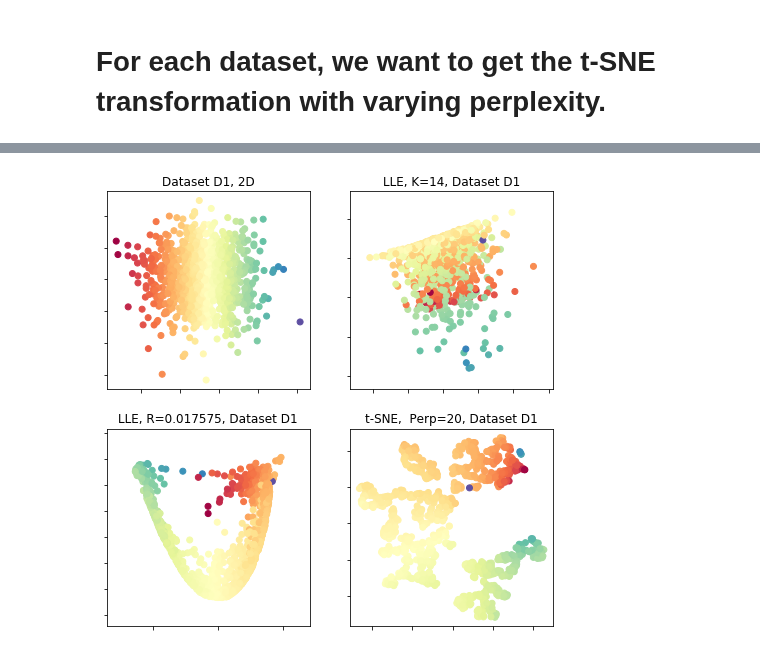
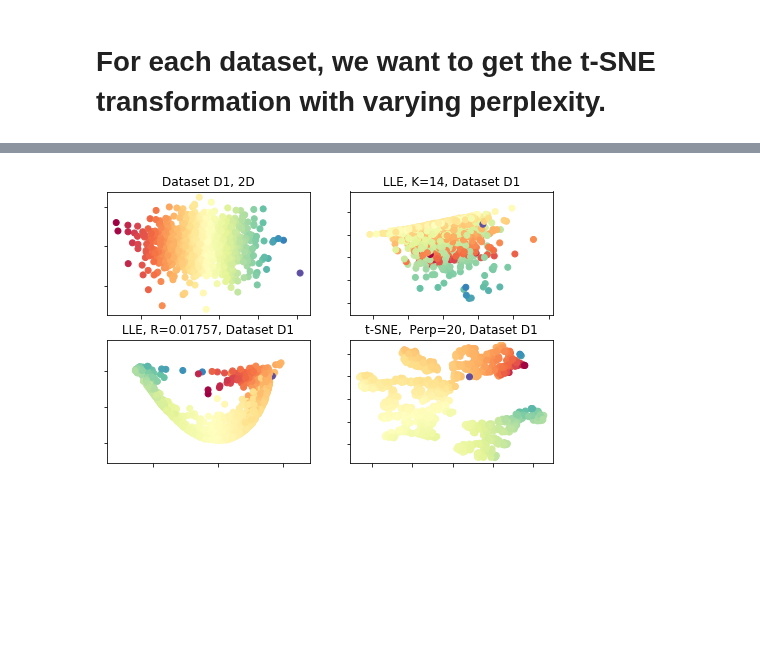
Before and after one commit to hbjornoy/t-SNE-vs-LLE, a Jupyter notebook: Section E.ipynb, the cells around one changed output, grey strips where cells are left out. Saved outputs shown, nothing was run; the diff lists cells and outputs as text; code cells hidden in the pictures; blank space fills up the shorter version.

```diff
--- a/Section E.ipynb
+++ b/Section E.ipynb
@@ -159,30 +148,30 @@ plt.show()
 # %%
 # Plotting a smaller figure that can be included in the report:
-fig = plt.figure(figsize=(8,8))
+fig = plt.figure(figsize=(8,5))
 ax = fig.add_subplot(221)
 ax.set_yticklabels([])
 ax.set_xticklabels([])
 ax.set_title('Dataset D1, 2D')
 ax.scatter(X_2ds[1][0], X_2ds[1][1],c=colors[1], cmap=plt.cm.Spectral)
 ax = fig.add_subplot(222)
 ax.set_title('LLE, K=14, Dataset D1')
 ax.set_yticklabels([])
 ax.set_xticklabels([])
 ax.scatter(n_Ys[1][11][:, 0], n_Ys[1][11][:, 1], c=colors[1], cmap=plt.cm.Spectral)
 
 ax = fig.add_subplot(223)
 ax.set_yticklabels([])
 ax.set_xticklabels([])
-ax.set_title('LLE, R=0.017575, Dataset D1')
+ax.set_title('LLE, R=0.01757, Dataset D1')
 ax.scatter(r_Ys[1][25][:, 0], r_Ys[1][25][:, 1], c=colors[1], cmap=plt.cm.Spectral)
 ax = fig.add_subplot(224)
 ax.set_yticklabels([])
 ax.set_xticklabels([])
 ax.set_title('t-SNE,  Perp=20, Dataset D1')
 ax.scatter(p_Zs[1][9][:, 0], p_Zs[1][9][:, 1], c=colors[1], cmap=plt.cm.Spectral)
 
 plt.savefig('distribution_d1_comparison.pdf')
 # %% [output]
-[figure, old version]
+[figure, new version]
 # %%
 # Plotting a smaller figure that can be included in the report:
```
Also changed, not shown: parts of 3 cells of this notebook, 10 other files.
